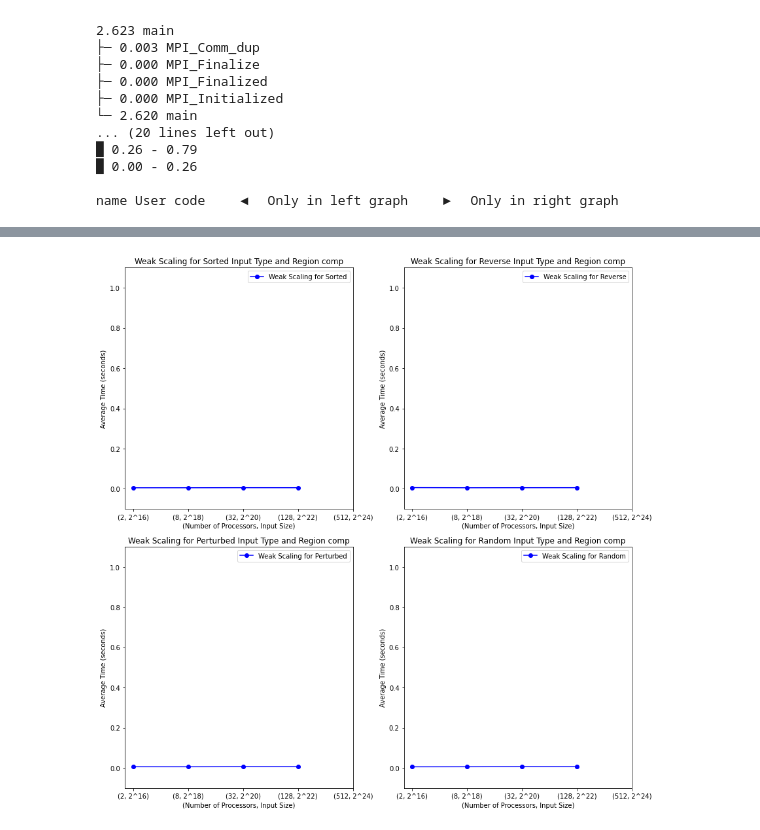
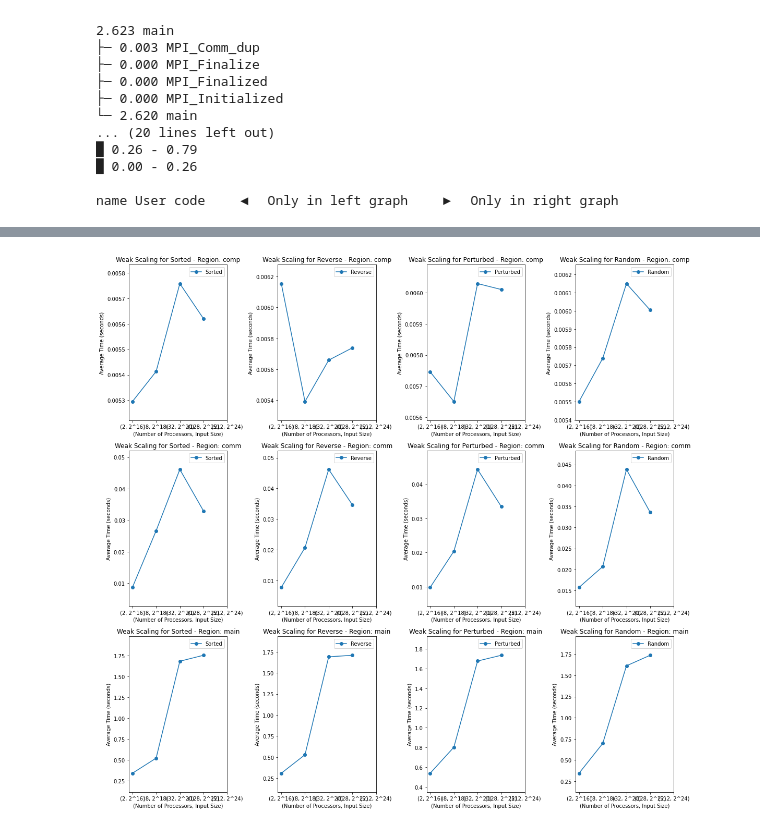
Before and after one commit to daaangdennis/CSCE435_Project_2024, a Jupyter notebook: Jupyter_Files/radixsort_analysis.ipynb, the cells around one changed output, grey strips where cells are left out. Drawn from its saved outputs; the diff is of its cells as text; code cells hidden in the pictures.

```diff
--- a/Jupyter_Files/radixsort_analysis.ipynb
+++ b/Jupyter_Files/radixsort_analysis.ipynb
@@ -224,8 +262,10 @@ import math
 import matplotlib.pyplot as plt
 from matplotlib.ticker import FuncFormatter
 
+# Defining input sizes and number of processors for weak scaling
 input_sizes = [65536, 262144, 1048576, 4194304, 16777216]
-num_procs_list = [2, 8, 32, 128, 512]  # The processors corresponding to each input size
+num_procs_list = [2, 8, 32, 128, 512]  # Processors corresponding to each input size
+regions = ['comp', 'comm', 'main']  # Define multiple regions
 
 # Custom formatter to show (num_procs, 2^input_size_exponent) format
 def log_formatter(x, pos):
@@ -234,68 +274,79 @@ def log_formatter(x, pos):
         8: 18,  # 2^18
         32: 20, # 2^20
         128: 22, # 2^22
         512: 24  # 2^24
     }
     if x in num_procs_exp_map:
         return f'({int(x)}, 2^{num_procs_exp_map[int(x)]})'
     return ''
 
 # Dictionary to map input types to their corresponding names
 input_type_map = {
     0: 'Sorted',
     1: 'Reverse',
     2: 'Perturbed',
     3: 'Random'
 }
 
-def plot_weak_scaling(tk, input_sizes, num_procs_list):
-    input_types = [0, 1, 2, 3]  # We will plot these input types
-    fig, axes = plt.subplots(nrows=2, ncols=2, figsize=(12, 12))  # No sharey=True to give each its own y-axis
+def plot_weak_scaling(tk, input_sizes, num_procs_list, regions):
+    input_types = [0, 1, 2, 3]  # Define input types
+    fig, axes = plt.subplots(nrows=len(regions), ncols=len(input_types), figsize=(16, len(regions) * 5))
     axes = axes.flatten()
 
-    for ax, input_type in zip(axes, input_types):  # Iterate through axes and input types
-        for node in tk.graph.traverse():
-            if node.frame['name'] in ['comp']:  # Filter by the desired node names
-                # Create empty lists to store the points
-                x_vals = []
-                y_vals = []
+    for i, region in enumerate(regions):  # Loop through each region
+        for j, input_type in enumerate(input_types):  # Loop through each input type
+            ax = axes[i * len(input_types) + j]  # Access the subplot for each region/input_type combo
+            region_processed = False
 
-                for num_procs, input_size in zip(num_procs_list, input_sizes):  # Iterate through specific points
-                    data = tk.dataframe[(tk.dataframe["input_type"] == input_type) &
-                                        (tk.dataframe["input_size"] == input_size) &
-                                        (tk.dataframe['num_procs'] == num_procs) &
-                                        (tk.dataframe['node'] == node)]  # Filter for exact (num_procs, input_size)
-                    data = data.sort_values(by="num_procs")
+            for node in tk.graph.traverse():
+                if node.frame['name'] == region and not region_processed:  # Filter by the desired region node name
+                    region_processed = True  # Mark that we have processed the first node for this region
 
-                    # Append the data points to the lists
-                    if not data.empty:  # Ensure there is data to plot
-                        x_vals.append(num_procs)
-                        y_vals.append(data["Avg time/rank"].values[0])  # Get the average time for the point
+                    # Initialize lists for storing points
+                    x_vals = []
+                    y_vals = []
 
-                # Plot the line connecting the points
-                ax.plot(x_vals, y_vals, marker='o', label=f'Weak Scaling for {input_type_map[input_type]}', linestyle='-', color='b')
+                    # Collect data for each (num_procs, input_size) pair
+                    for num_procs, input_size in zip(num_procs_list, input_sizes):
+                        data = tk.dataframe[(tk.dataframe["input_type"] == input_type) &
+                                            (tk.dataframe["input_size"] == input_size) &
+                                            (tk.dataframe['num_procs'] == num_procs) &
+                                            (tk.dataframe['node'] == node)]
+                        data = data.sort_values(by="num_procs")
 
-        # Set title, labels, and legend for each subplot
-        ax.set_title(f'Weak Scaling for {input_type_map[input_type]} Input Type and Region comp')
-        ax.set_xlabel('(Number of Processors, Input Size)')
-        ax.set_ylabel('Average Time (seconds)')
-        ax.legend()
+                        # Append the data points if available
+                        if not data.empty:
+                            x_vals.append(num_procs)
+                            y_vals.append(data["Avg time/rank"].values[0])  # Get the average time for each point
 
-        # Set x-axis to log scale (base 2)
-        ax.set_xscale('log', base=2)
+                    # Plot the line connecting the points
+                    ax.plot(x_vals, y_vals, marker='o', linestyle='-', label=f'{input_type_map[input_type]}')
 
-        # Set specific x-ticks
-        ticks = num_procs_list  # Set x-ticks to match the exact processor values
-        ax.set_xticks(ticks)
+            # Set title, labels, and legend for each subplot
+            ax.set_title(f'Weak Scaling for {input_type_map[input_type]} - Region: {region}')
+            ax.set_xlabel('(Number of Processors, Input Size)')
+            ax.set_ylabel('Average Time (seconds)')
+            ax.legend()
 
-        # Use FuncFormatter to label ticks in the desired format
-        ax.xaxis.set_major_formatter(FuncFormatter(log_formatter))
-        padding = 0.1 * (1 - 0)
-        ax.set_ylim([0 - padding, 1 + padding])
+            # Set x-axis to log scale (base 2)
+            ax.set_xscale('log', base=2)
 
-    plt.tight_layout()  # Adjust the layout to prevent overlap
+            # Set specific x-ticks
+            ticks = num_procs_list  # Set x-ticks to match the exact processor values
+            ax.set_xticks(ticks)
+
+            # Use FuncFormatter to label ticks in the desired format
+            ax.xaxis.set_major_formatter(FuncFormatter(log_formatter))
+
+            # Set y-axis limit with padding
+            y_min, y_max = ax.get_ylim()
+            padding = 0.1 * (y_max - y_min)
+            ax.set_ylim([y_min - padding, y_max + padding])
+
+    plt.tight_layout()  # Adjust layout to prevent overlap
     plt.show()
 
-plot_weak_scaling(tk, input_sizes, num_procs_list)
+# Call the function to plot
+plot_weak_scaling(tk, input_sizes, num_procs_list, regions)
 # %% [output]
-[figure, old version]
+[figure, new version]
```
Also changed, not shown: parts of 2 cells of this notebook, 22 other files.
